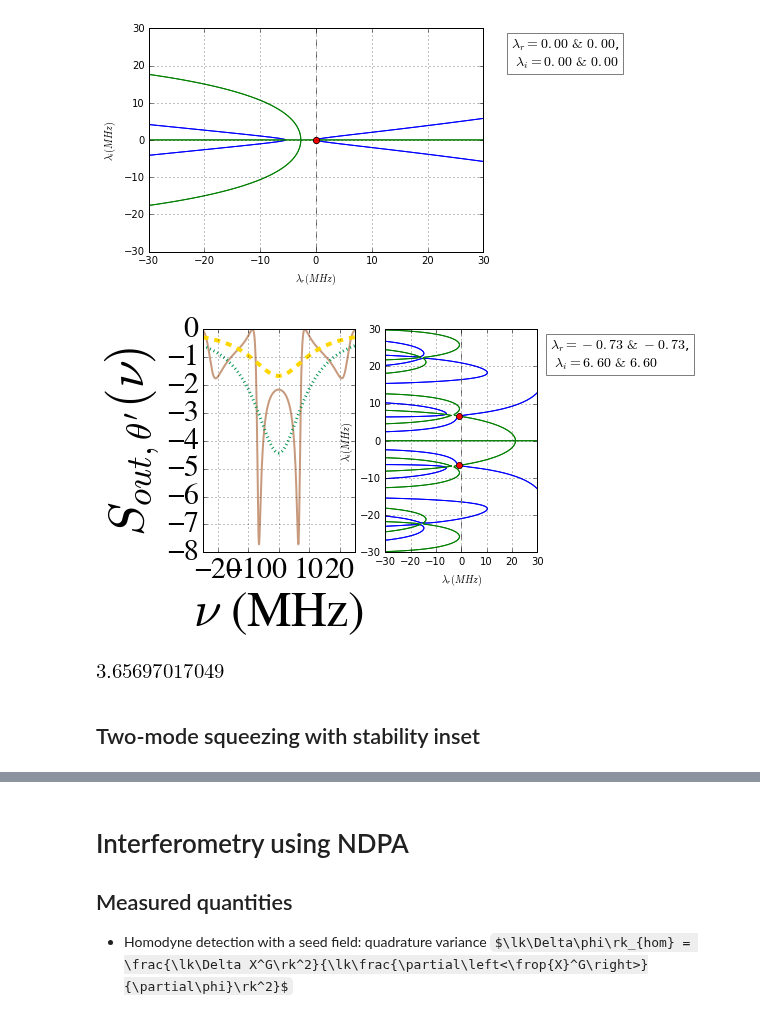
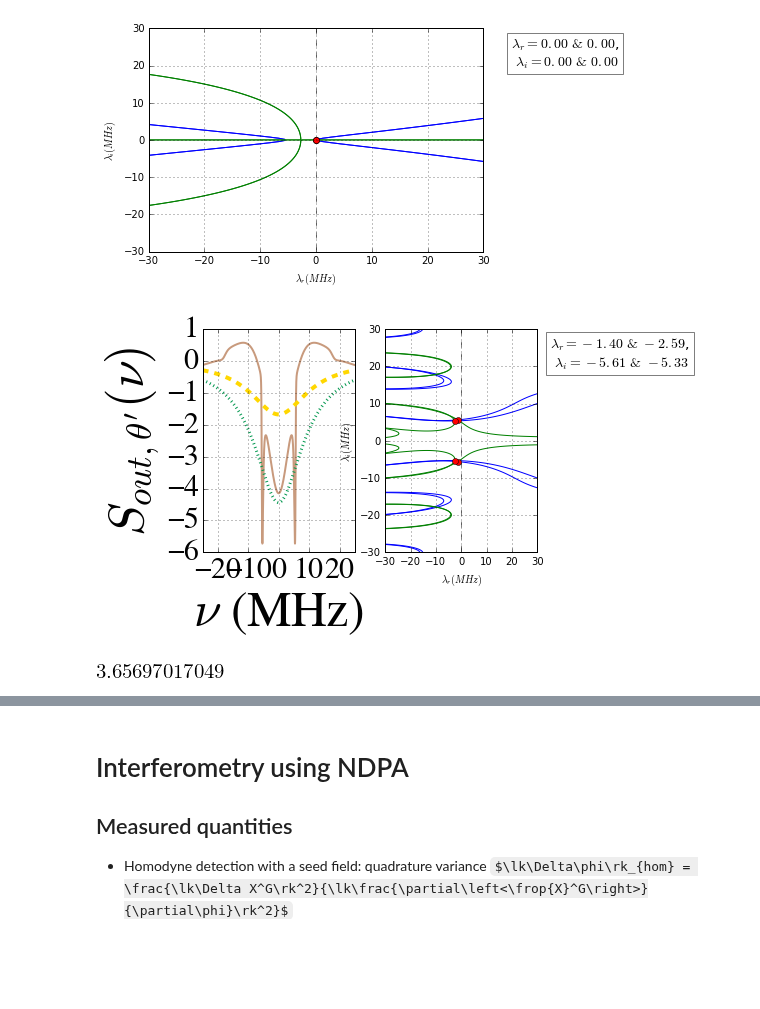
Before and after one commit to nemetniki/General-linear-model, a Jupyter notebook: NDPA.ipynb, the cells around one changed output, grey strips where cells are left out. Cells and saved outputs as stored; diff of their text form; code cells hidden in the pictures; some formulas as TeX source; blank space fills up the shorter version.

```diff
--- a/NDPA.ipynb
+++ b/NDPA.ipynb
@@ -523,45 +522,43 @@ from IPython.display import display
 def analysis(kapa=20.,kapb=20.,dela=0.,ra=0.0000000001,rb=0.0000000001,kta=0.,ktb=0.,phia=0.,phib=0.,La=100.,Lb=100.,\
                theta=0,thetapa=-1,thetapb=1,x=1.,nui=-25.,nuf=25.,N=20):
     plt.subplot(1,2,1)
     quadr_spec(kapa,kapb,dela,ra,rb,kta,ktb,phia,phib,La,Lb,theta,thetapa,thetapb,x,nui,nuf,N)
     fig=plt.subplot(1,2,2)
     NDPA_stab(kapa,ra,La,phia,kta,dela,kapb,rb,Lb,phib,ktb,x,fig)
 
 ### SLIDERS ###
 #input parameters:
 kapa_slider    = widgets.FloatSlider(value = 10., min=0., max=20., step=1., description='$\kappa_a (2\pi)$')
-kapb_slider    = widgets.FloatSlider(value = 10, min=0., max=20., step=1., description='$\kappa_b (2\pi)$')
-dela_slider    = widgets.FloatSlider(value = 0.0, min=-4., max=4., step=0.01, description='$\Delta (\kappa_a)$')
+kapb_slider    = widgets.FloatSlider(value = 2.5, min=0., max=20., step=1., description='$\kappa_b (2\pi)$')
+dela_slider    = widgets.FloatSlider(value = 0.1, min=-4., max=4., step=0.01, description='$\Delta (\kappa_a)$')
 ra_slider      = widgets.FloatSlider(value = 0.5, min=0., max=1., step=0.001, description='$\kappa_{1,a} (\kappa_a)$')
-rb_slider      = widgets.FloatSlider(value = 0.5, min=0., max=1., step=0.001, description='$\kappa_{1,b} (\kappa_b)$')
-kta_slider     = widgets.FloatSlider(value = 3.657, min=0., max=10., step=0.001, description='$\kappa_{a}\\tau_a$')
-ktb_slider     = widgets.FloatSlider(value = 3.657, min=0., max=10., step=0.001, description='$\kappa_{b}\\tau_b$')
+rb_slider      = widgets.FloatSlider(value = 0.75, min=0., max=1., step=0.001, description='$\kappa_{1,b} (\kappa_b)$')
+kta_slider     = widgets.FloatSlider(value = 4.65, min=0., max=10., step=0.001, description='$\kappa_{a}\\tau_a$')
+ktb_slider     = widgets.FloatSlider(value = 0.403, min=0., max=10., step=0.001, description='$\kappa_{b}\\tau_b$')
 phia_slider    = widgets.FloatSlider(value = 0.0, min=0., max=2., step=0.001, description='$\phi_a (\pi)$')
-phib_slider    = widgets.FloatSlider(value = 0, min=0., max=2., step=0.001, description='$\phi_b (\pi)$')
-La_slider      = widgets.FloatSlider(value = 0., min=0., max=100., step=1., description='$L_a (\%)$')
-Lb_slider      = widgets.FloatSlider(value = 0., min=0., max=100., step=1., description='$L_b (\%)$')
+phib_slider    = widgets.FloatSlider(value = 0.04, min=0., max=2., step=0.001, description='$\phi_b (\pi)$')
+La_slider      = widgets.FloatSlider(value = 10., min=0., max=100., step=1., description='$L_a (\%)$')
+Lb_slider      = widgets.FloatSlider(value = 10., min=0., max=100., step=1., description='$L_b (\%)$')
 theta_slider   = widgets.FloatSlider(value = 1., min=-1., max=1., step=0.01, description='$\\theta (\pi)$')
 thetapa_slider = widgets.FloatSlider(value = 0., min=-1., max=1., step=0.01, description='$\\theta^\prime_a (\pi)$')
 thetapb_slider = widgets.FloatSlider(value = 0., min=-1., max=1., step=0.01, description='$\\theta^\prime_b (\pi)$')
 x_slider       = widgets.FloatSlider(value = 0.25, min=0., max=5., step=0.01, description='$|\epsilon| (\kappa)$')
 nui_fill       = widgets.FloatText(value=-25., description='Frequency min $(2\pi)$')
 nuf_fill       = widgets.FloatText(value=25., description='Frequency max $(2\pi)$')
 N_fill         = widgets.IntText(value=50., description='Resolution $\left(10^3 \\right)$')
 
 #interactive setup
 w = interactive(analysis,kapa=kapa_slider,kapb=kapb_slider,dela=dela_slider,\
                         ra = ra_slider,rb = rb_slider,kta = kta_slider,ktb = ktb_slider,\
                         phia = phia_slider,phib = phib_slider,La = La_slider,Lb = Lb_slider,\
                         theta = theta_slider,thetapa = thetapa_slider,thetapb = thetapb_slider,x = x_slider,\
                         nui = nui_fill, nuf = nuf_fill, N = N_fill
                        )
 #show sliders
 display(w)
 # %% [output]
-[figure, old version]
+[figure, new version]
 # %%
 np.arccos(.25-1)/sqrt(1-(1-.25)**2)
 # %% [output]
 [figure]
-# %% [markdown]
-## Two-mode squeezing with stability inset
```
Also changed, not shown: parts of 8 cells of this notebook, 2 other files.
